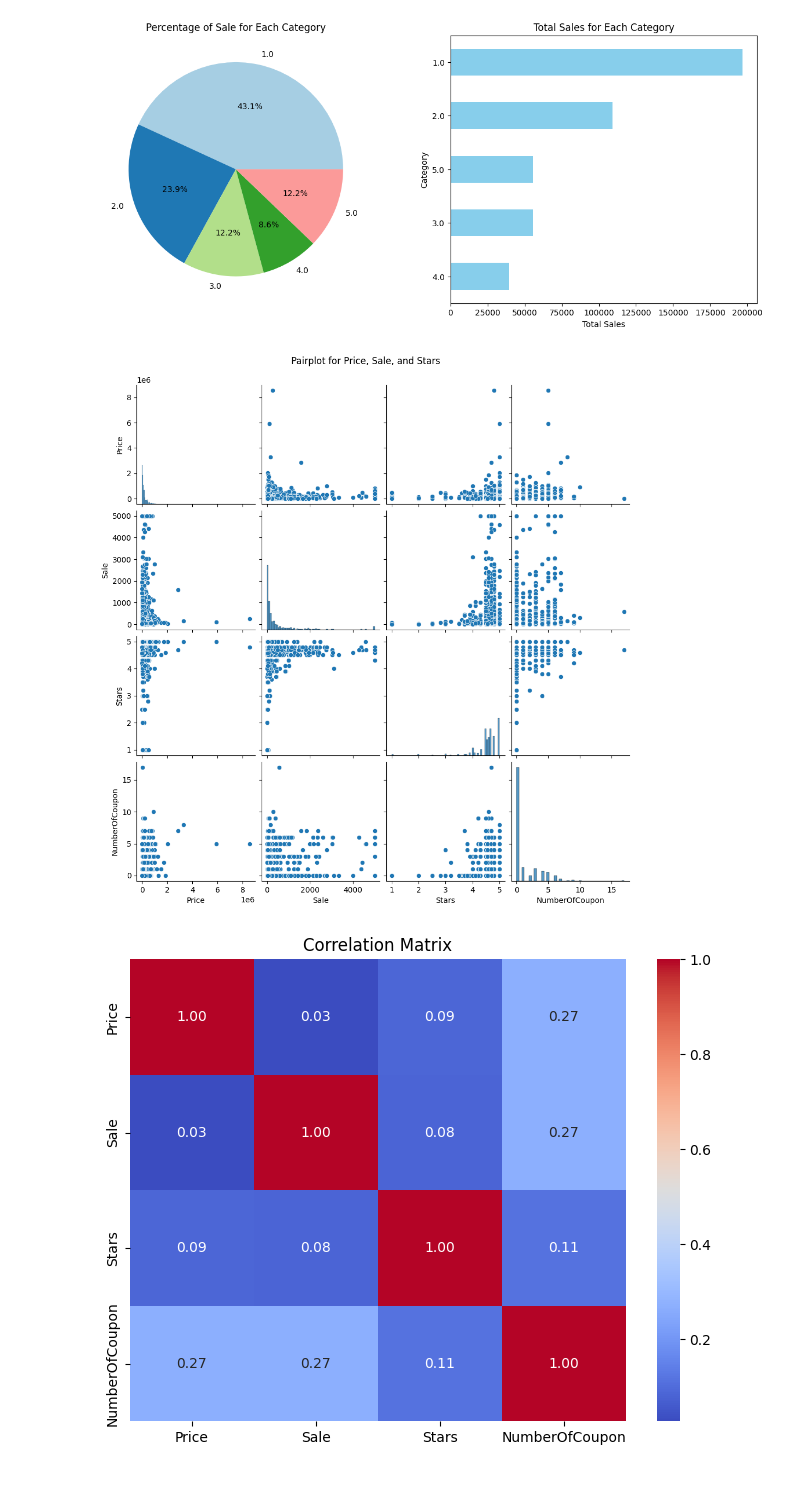
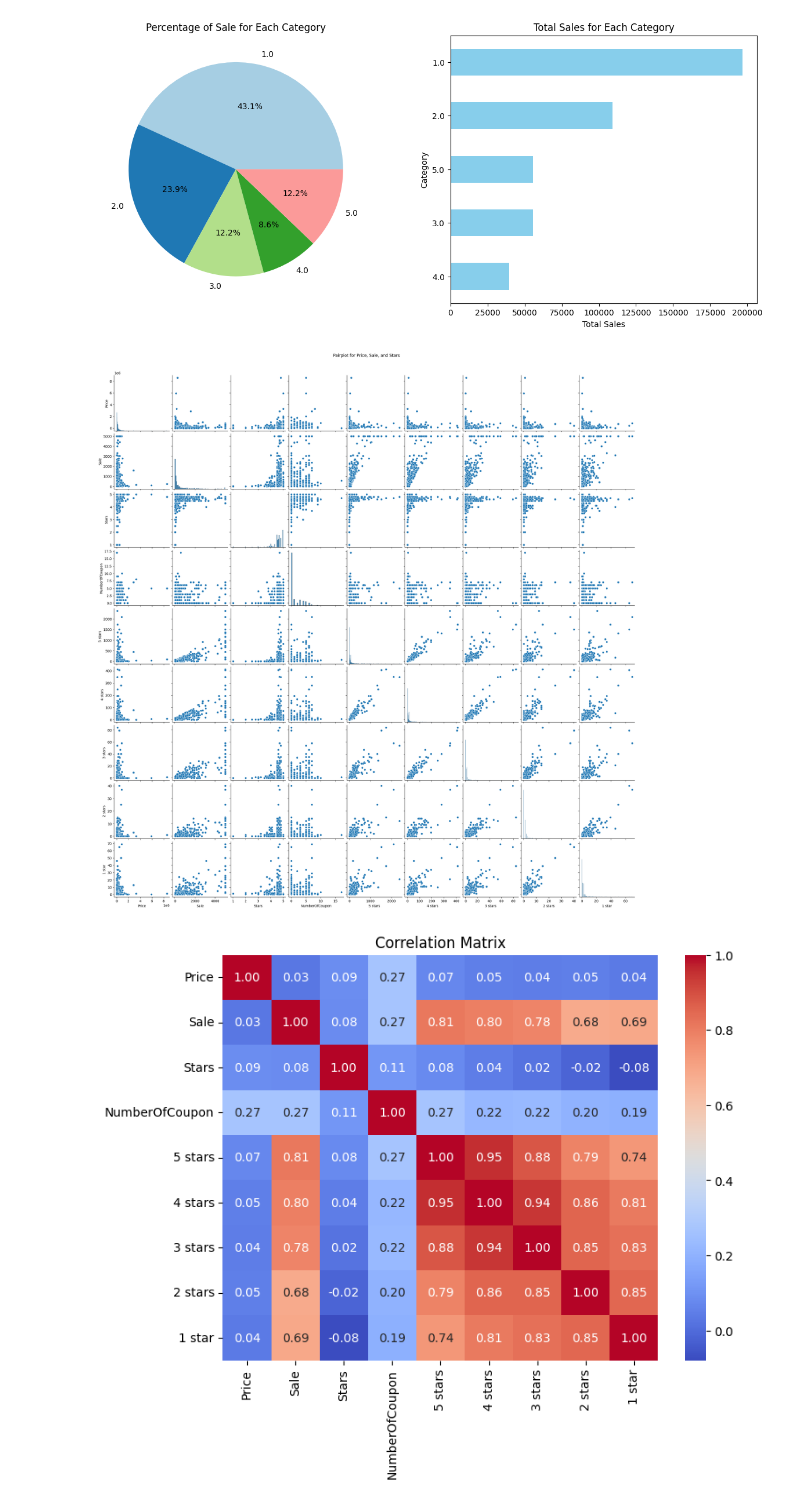
Before and after one commit to Kimthanh11/DataScraping, a Jupyter notebook: tiki.ipynb, the cells around one changed output. Drawn from its saved outputs; the diff is of its cells as text; code cells hidden in the pictures.

```diff
--- a/tiki.ipynb
+++ b/tiki.ipynb
@@ -209,21 +209,23 @@ plt.show()
 # STATISTICAL CALCULATIONS
 # %%
 # Correlations: Check correlations between variables like 'Price', 'Sale', 'Stars', and 'Reviews' to understand relationships
+selected_columns = ['Price', 'Sale', 'Stars', 'NumberOfCoupon', '5 stars', '4 stars', '3 stars', '2 stars', '1 star']
+
 sns.pairplot(df[selected_columns].dropna())
 plt.suptitle("Pairplot for Price, Sale, and Stars", y=1.02)
 plt.show()
 
 # Correlation matrix
 correlation_matrix = df[selected_columns].corr()
 
 # Heatmap for correlation matrix
 plt.figure(figsize=(8, 6))
 sns.heatmap(correlation_matrix, annot=True, cmap='coolwarm', fmt=".2f")
 plt.title("Correlation Matrix")
 plt.show()
 # %% [output]
-[figure, old version]
+[figure, new version]
-[figure, old version]
+[figure, new version]
 # %%
 import numpy as np
 from collections import Counter
```
Also changed, not shown: parts of 11 cells of this notebook.
